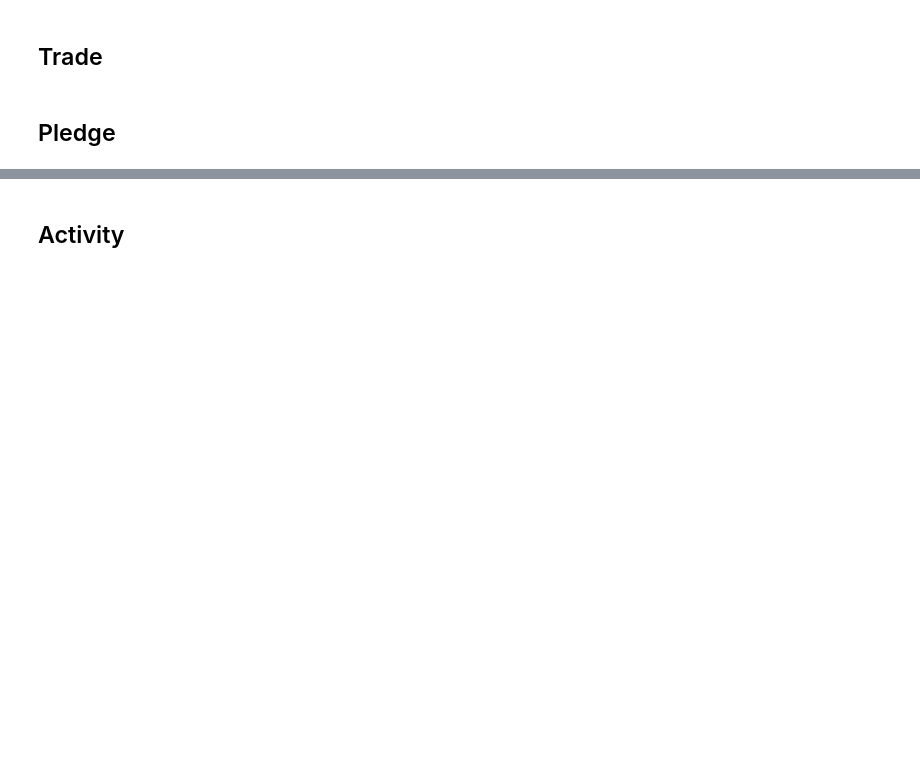
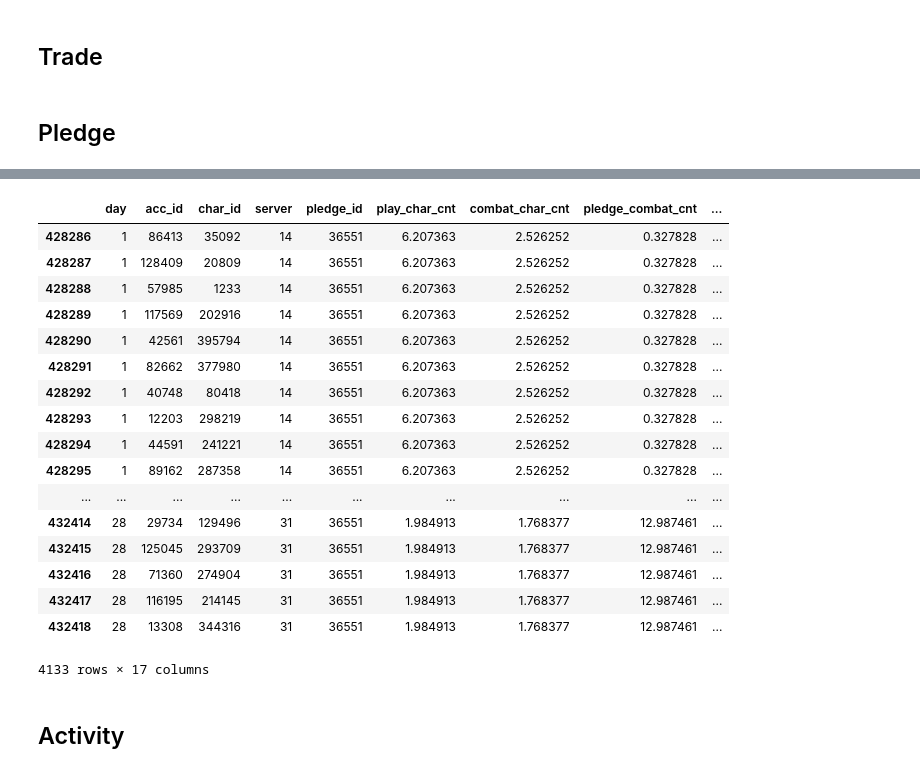
Before and after one commit to mullin-2019bigcontest/Mullin, a Jupyter notebook: Feature_Engineering.ipynb, the cells around one changed output, grey strips where cells are left out. Cells and saved outputs as stored; diff of their text form; code cells hidden in the pictures; blank space fills up the shorter version.

```diff
--- a/Feature_Engineering.ipynb
+++ b/Feature_Engineering.ipynb
@@ -106,0 +170,9 @@ trade = pd.concat(
+# %%
+# 혈맹간 총 전투 수 체크
+pledge_pivot = pd.pivot_table(data=pledge, index=['pledge_id'], values='pledge_combat_cnt', aggfunc='sum')
+
+total_combat_cnt_per_pledge = pledge_pivot.pledge_combat_cnt.sort_values(ascending=False)\
+                                / pledge_pivot.pledge_combat_cnt.sort_values(ascending=False).iloc[0]
+# %%
+to_be_merged = pd.DataFrame({'total_combat_cnt_per_pledge':total_combat_cnt_per_pledge})
+to_be_merged.head(10)
@@ -107,3 +192,27 @@ trade = pd.concat(
+# %%
+pledge = pd.merge(pledge, to_be_merged, on='pledge_id')
+# %%
+# 혈맹간 전투 수 1위 혈맹 확인
+pledge[pledge.pledge_id==36551]
+# %% [output]
+|  | day | acc_id | char_id | server | pledge_id | play_char_cnt | combat_char_cnt | pledge_combat_cnt | ... |
+| 428286 | 1 | 86413 | 35092 | 14 | 36551 | 6.207363 | 2.526252 | 0.327828 | ... |
+| 428287 | 1 | 128409 | 20809 | 14 | 36551 | 6.207363 | 2.526252 | 0.327828 | ... |
+| 428288 | 1 | 57985 | 1233 | 14 | 36551 | 6.207363 | 2.526252 | 0.327828 | ... |
+| 428289 | 1 | 117569 | 202916 | 14 | 36551 | 6.207363 | 2.526252 | 0.327828 | ... |
+| 428290 | 1 | 42561 | 395794 | 14 | 36551 | 6.207363 | 2.526252 | 0.327828 | ... |
+| 428291 | 1 | 82662 | 377980 | 14 | 36551 | 6.207363 | 2.526252 | 0.327828 | ... |
+| 428292 | 1 | 40748 | 80418 | 14 | 36551 | 6.207363 | 2.526252 | 0.327828 | ... |
+| 428293 | 1 | 12203 | 298219 | 14 | 36551 | 6.207363 | 2.526252 | 0.327828 | ... |
+| 428294 | 1 | 44591 | 241221 | 14 | 36551 | 6.207363 | 2.526252 | 0.327828 | ... |
+| 428295 | 1 | 89162 | 287358 | 14 | 36551 | 6.207363 | 2.526252 | 0.327828 | ... |
+| ... | ... | ... | ... | ... | ... | ... | ... | ... | ... |
+| 432414 | 28 | 29734 | 129496 | 31 | 36551 | 1.984913 | 1.768377 | 12.987461 | ... |
+| 432415 | 28 | 125045 | 293709 | 31 | 36551 | 1.984913 | 1.768377 | 12.987461 | ... |
+| 432416 | 28 | 71360 | 274904 | 31 | 36551 | 1.984913 | 1.768377 | 12.987461 | ... |
+| 432417 | 28 | 116195 | 214145 | 31 | 36551 | 1.984913 | 1.768377 | 12.987461 | ... |
+| 432418 | 28 | 13308 | 344316 | 31 | 36551 | 1.984913 | 1.768377 | 12.987461 | ... |
+4133 rows × 17 columns
 # %%
 # The number of members in each pledge
 pledge_num_people = pledge["pledge_id"].value_counts()
```
Also changed, not shown: parts of 22 cells of this notebook.
